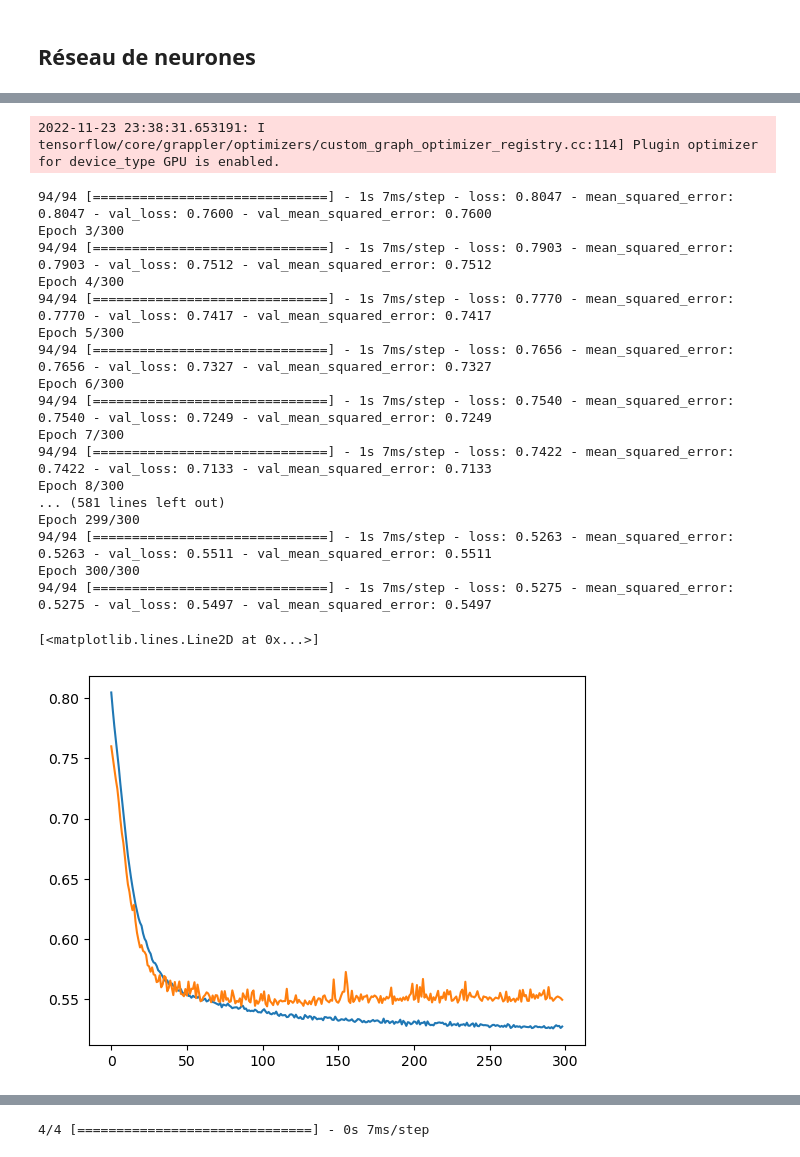
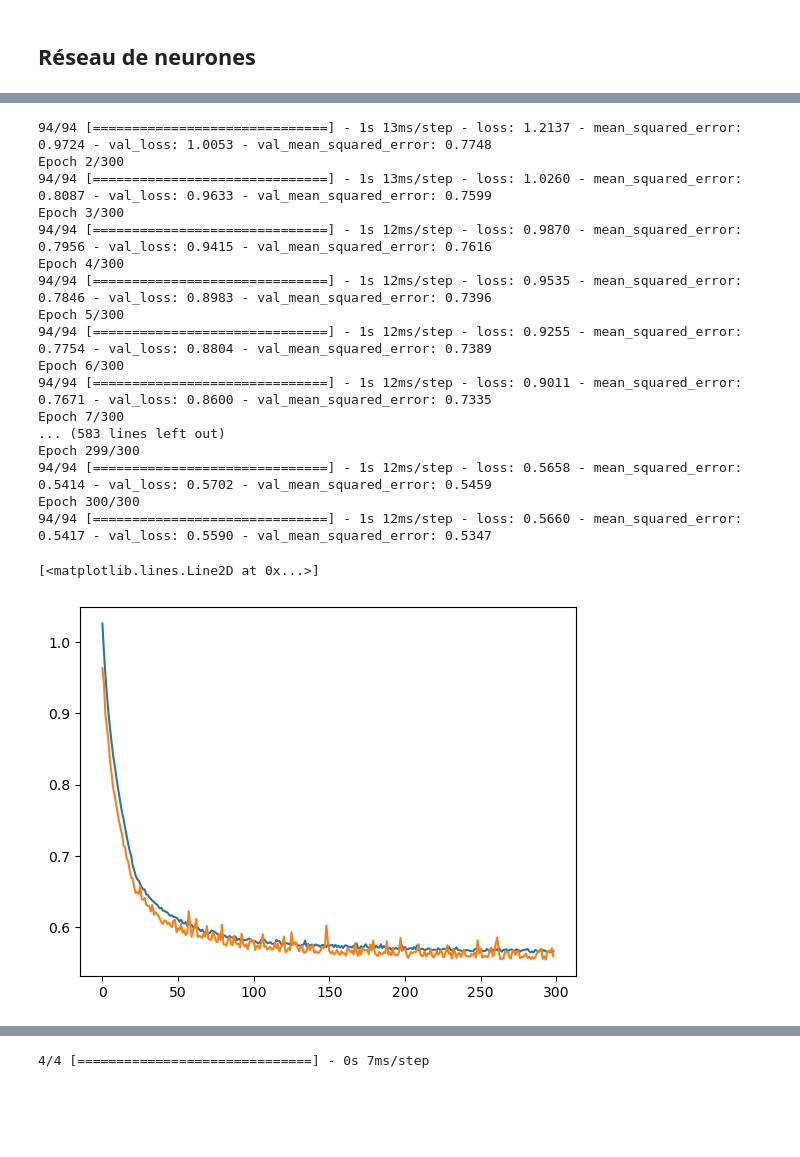
Before and after one commit to LoanRenaud/zundel, a Jupyter notebook: Zundel_Ion.ipynb, the cells around one changed output, grey strips where cells are left out. Drawn from its saved outputs; the diff is of its cells as text; code cells hidden in the pictures; blank space fills up the shorter version.

```diff
--- a/Zundel_Ion.ipynb
+++ b/Zundel_Ion.ipynb
@@ -533,17 +533,25 @@ Best param KRR : [0.35938137]
 # %%
 import keras
 import tensorflow as tf
-
+from keras import regularizers
 from keras import Sequential
 from keras.layers import Dense
+from keras.layers import Dropout
+import tensorflow as tf
+
+lr_schedule = tf.keras.optimizers.schedules.ExponentialDecay(
+    initial_learning_rate=1e-3,
+    decay_steps=10000,
+    decay_rate=0.8)
 
 model=Sequential()
-model.add(Dense(units=15, activation='tanh', input_shape=(7,)))
-model.add(Dense(units=15, activation='tanh'))
+model.add(Dense(units=15, activation='tanh', input_shape=(7,), kernel_regularizer=regularizers.l2(0.01)))
+#model.add(Dropout(0.2))
+model.add(Dense(units=15, activation='tanh', kernel_regularizer=regularizers.l2(0.01)))
 model.add(Dense(units=1))
 model.summary()
 
-model.compile(loss='mean_squared_error', optimizer=keras.optimizers.Adam(learning_rate=0.001), metrics=['mean_squared_error'])
+model.compile(loss='mean_squared_error', optimizer=keras.optimizers.Adam(learning_rate=lr_schedule), metrics=['mean_squared_error'])
 
 Hist=model.fit(X_train_CMe_red, y_train, epochs=300, batch_size=64, validation_split=0.2)
 
@@ -574,20 +581,19 @@ Epoch 2/300
-2022-11-23 23:38:31.653191: I tensorflow/core/grappler/optimizers/custom_graph_optimizer_registry.cc:114] Plugin optimizer for device_type GPU is enabled.
+94/94 [==============================] - 1s 13ms/step - loss: 1.2137 - mean_squared_error: 0.9724 - val_loss: 1.0053 - val_mean_squared_error: 0.7748
+Epoch 2/300
+94/94 [==============================] - 1s 13ms/step - loss: 1.0260 - mean_squared_error: 0.8087 - val_loss: 0.9633 - val_mean_squared_error: 0.7599
+Epoch 3/300
+94/94 [==============================] - 1s 12ms/step - loss: 0.9870 - mean_squared_error: 0.7956 - val_loss: 0.9415 - val_mean_squared_error: 0.7616
+Epoch 4/300
+94/94 [==============================] - 1s 12ms/step - loss: 0.9535 - mean_squared_error: 0.7846 - val_loss: 0.8983 - val_mean_squared_error: 0.7396
+Epoch 5/300
+94/94 [==============================] - 1s 12ms/step - loss: 0.9255 - mean_squared_error: 0.7754 - val_loss: 0.8804 - val_mean_squared_error: 0.7389
+Epoch 6/300
+94/94 [==============================] - 1s 12ms/step - loss: 0.9011 - mean_squared_error: 0.7671 - val_loss: 0.8600 - val_mean_squared_error: 0.7335
+Epoch 7/300
+... (583 lines left out)
+Epoch 299/300
+94/94 [==============================] - 1s 12ms/step - loss: 0.5658 - mean_squared_error: 0.5414 - val_loss: 0.5702 - val_mean_squared_error: 0.5459
+Epoch 300/300
+94/94 [==============================] - 1s 12ms/step - loss: 0.5660 - mean_squared_error: 0.5417 - val_loss: 0.5590 - val_mean_squared_error: 0.5347
-94/94 [==============================] - 1s 7ms/step - loss: 0.8047 - mean_squared_error: 0.8047 - val_loss: 0.7600 - val_mean_squared_error: 0.7600
-Epoch 3/300
-94/94 [==============================] - 1s 7ms/step - loss: 0.7903 - mean_squared_error: 0.7903 - val_loss: 0.7512 - val_mean_squared_error: 0.7512
-Epoch 4/300
-94/94 [==============================] - 1s 7ms/step - loss: 0.7770 - mean_squared_error: 0.7770 - val_loss: 0.7417 - val_mean_squared_error: 0.7417
-Epoch 5/300
-94/94 [==============================] - 1s 7ms/step - loss: 0.7656 - mean_squared_error: 0.7656 - val_loss: 0.7327 - val_mean_squared_error: 0.7327
-Epoch 6/300
-94/94 [==============================] - 1s 7ms/step - loss: 0.7540 - mean_squared_error: 0.7540 - val_loss: 0.7249 - val_mean_squared_error: 0.7249
-Epoch 7/300
-94/94 [==============================] - 1s 7ms/step - loss: 0.7422 - mean_squared_error: 0.7422 - val_loss: 0.7133 - val_mean_squared_error: 0.7133
-Epoch 8/300
-... (581 lines left out)
-Epoch 299/300
-94/94 [==============================] - 1s 7ms/step - loss: 0.5263 - mean_squared_error: 0.5263 - val_loss: 0.5511 - val_mean_squared_error: 0.5511
-Epoch 300/300
-94/94 [==============================] - 1s 7ms/step - loss: 0.5275 - mean_squared_error: 0.5275 - val_loss: 0.5497 - val_mean_squared_error: 0.5497
+[<matplotlib.lines.Line2D at 0x...>]
-[<matplotlib.lines.Line2D at 0x...>]
-[figure, old version]
+[figure, new version]
```
Also changed, not shown: parts of 5 cells of this notebook.
